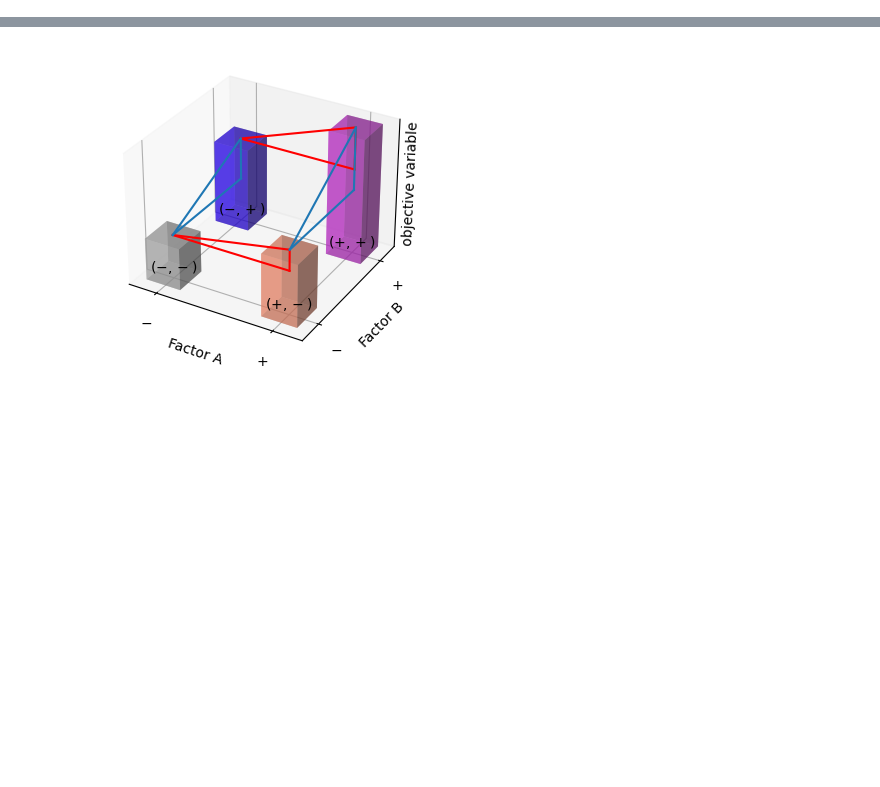
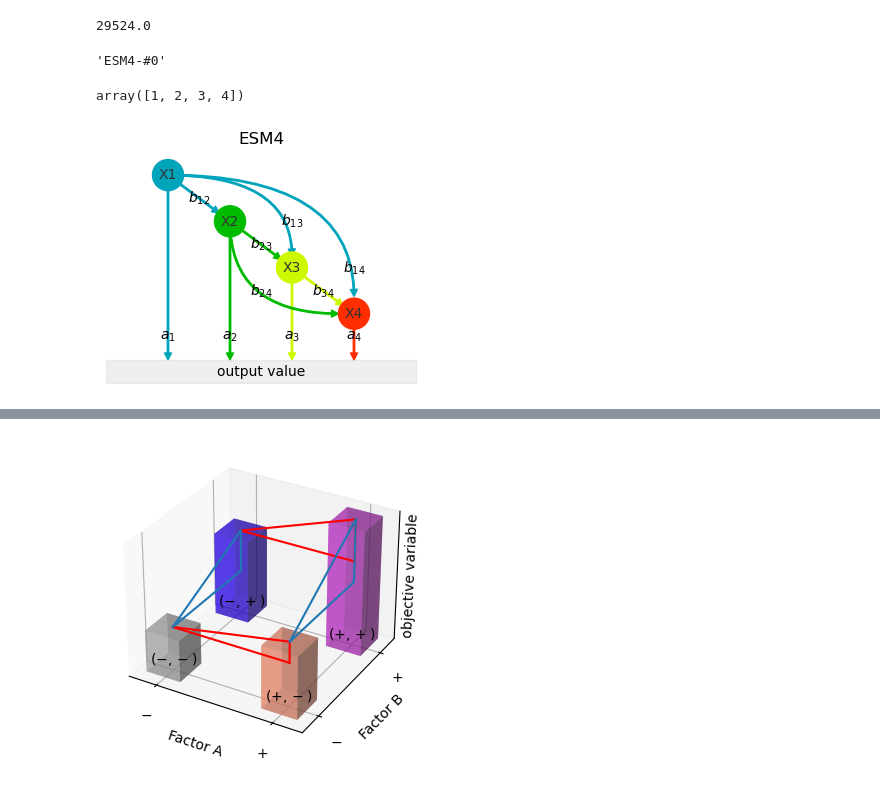
Before and after one commit to yo-aka-gene/WhyDOE, a Jupyter notebook: jupyternb/other.ipynb, the cells around one changed output, grey strips where cells are left out. Drawn from its saved outputs; the diff is of its cells as text; code cells hidden in the pictures; blank space fills up the shorter version.

```diff
--- a/jupyternb/other.ipynb
+++ b/jupyternb/other.ipynb
@@ -180,2 +250,6 @@ class Sparse(AbstractSimulator):
+# %%
+59048 / 2
+# %% [output]
+29524.0
 # %%
 from doe_modules.design import CLOO
@@ -181,0 +259,45 @@ from doe_modules.design import CLOO
+# %%
+models[0].name
+# %% [output]
+'ESM4-#0'
+# %%
+np.arange(1, 5)
+# %% [output]
+array([1, 2, 3, 4])
+# %%
+fig, ax = plt.subplots(figsize=(4, 3))
+model = Test4(edges[-1], model_id="")
+model.plot(ax)
+
+datdot = pd.DataFrame({
+    "h": [2, 4, 6, 8],
+    "v": [9, 7, 5, 3]
+})
+
+b_pos = {
+    12: (datdot.h[0:2].mean(), datdot.v[0:2].mean()),
+    13: (datdot.h[2], datdot.v[1]),
+    14: (datdot.h[3], datdot.v[2]),
+    23: (datdot.h[1:3].mean(), datdot.v[1:3].mean()),
+    24: (datdot.h[1:3].mean(), datdot.v[2:4].mean()),
+    34: (datdot.h[2:4].mean(), datdot.v[2:4].mean()),
+}
+
+for i in [1, 2, 3, 4]:
+    ax.text(
+        datdot.h[i - 1], 2,
+        r"$a_{" + str(i) + "}$",
+        ha="center", va="center", size=10
+    )
+
+for k, b in b_pos.items():
+    ax.text(
+        *b_pos[k], r"$b_{" + str(k) + "}$",
+        ha="center", va="center", size=10
+    )
+
+ax.set(title=model.name)
+
+fig.savefig(f"/home/jovyan/out/test4_models", **kwarg_savefig)
+# %% [output]
+[figure, added]
```
Also changed, not shown: parts of 43 cells of this notebook, 30 other files.
